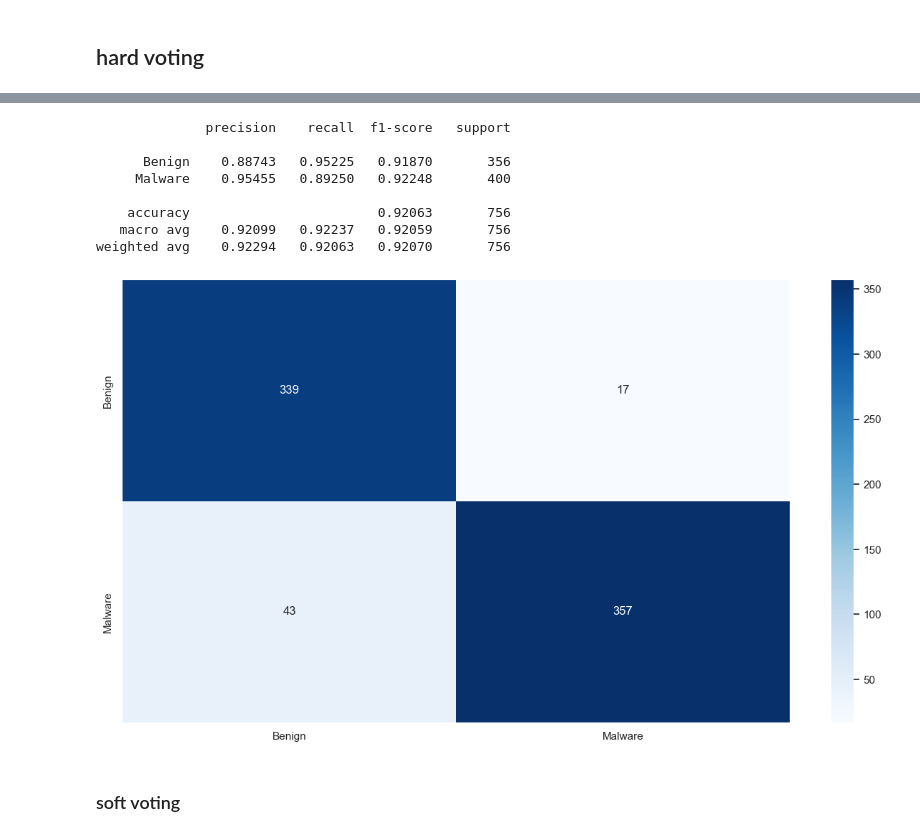
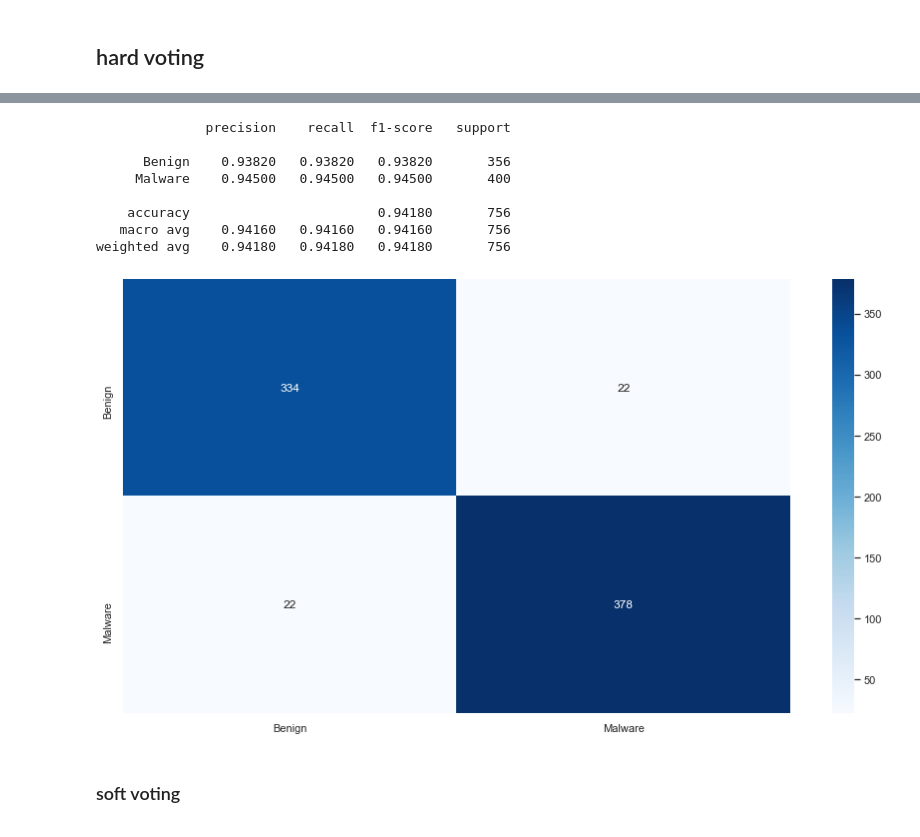
Before and after one commit to chenshtynmetz/CiscoCompetition, a Jupyter notebook: Dataset1.ipynb, the cells around one changed output, grey strips where cells are left out. Cells and saved outputs as stored; diff of their text form; code cells hidden in the pictures.

```diff
--- a/Dataset1.ipynb
+++ b/Dataset1.ipynb
@@ -283,6 +445,7 @@ df
 features_list = df.columns.to_list()
 features_list.remove('label')
 features_list.remove('attack_type')
+features_list.remove('tag_num')
 print(features_list)
 
 # Recheck all datatype before training to see we don't have any objects in our features
@@ -433,0 +589,15 @@ weighted avg    0.92092   0.92063   0.92068       756
+# %%
+# We print our results
+sns.set(rc={'figure.figsize':(15,8)})
+predictions = cat.predict(X_test)
+true_labels = y_test
+# Decode predictions
+predictions_decoded = le.inverse_transform(predictions)
+cf_matrix = confusion_matrix(true_labels, predictions_decoded)
+clf_report = classification_report(true_labels, predictions_decoded, digits=5)
+heatmap = sns.heatmap(cf_matrix, annot=True, cmap='Blues', fmt='g',
+                      xticklabels=np.unique(true_labels),
+                      yticklabels=np.unique(true_labels))
+
+# The heatmap is cool but this is the most important result
+print(clf_report)
@@ -668,9 +848,14 @@ weighted avg    0.92545   0.92460   0.92466       756
 # %%
 from sklearn.ensemble import StackingClassifier
 
-stack = StackingClassifier(estimators = [('Ada Boost', ada), ('Random forest', clf)],
+stack = StackingClassifier(estimators = [('Random forest', clf), ('Cat Boost', cat)],
                            n_jobs = -1)
-stack.fit(X_train, y_train)
+
+# Encode labels
+le = LabelEncoder()
+le.fit(y_train)
+y_encoded = le.transform(y_train)
+stack.fit(X_train, y_encoded)
 # Check data balance and variety
 print(sorted(Counter(y_train).items()))
 # %% [output]
@@ -703,8 +890,12 @@ weighted avg    0.91803   0.91799   0.91800       756
 # %%
 from sklearn.ensemble import VotingClassifier
 
-vot = VotingClassifier(estimators = [('Ada Boost', ada), ('Random forest', clf)], voting='hard')
-vot.fit(X_train, y_train)
+vot = VotingClassifier(estimators = [('Cat Boost', cat), ('Random forest', clf), ('Ada Boost', ada)], voting='hard')
+# Encode labels
+le = LabelEncoder()
+le.fit(y_train)
+y_encoded = le.transform(y_train)
+vot.fit(X_train, y_encoded)
 # Check data balance and variety
 print(sorted(Counter(y_train).items()))
 # %% [output]
@@ -712,26 +919,27 @@ print(sorted(Counter(y_train).items()))
 # %%
 # We print our results
 sns.set(rc={'figure.figsize':(15,8)})
 prediction = vot.predict(X_test)
 true_labels = y_test
-lc_matrix = confusion_matrix(true_labels, prediction)
-lc_report = classification_report(true_labels, prediction, digits=5)
+predictions_decoded = le.inverse_transform(predictions)
+lc_matrix = confusion_matrix(true_labels, predictions_decoded)
+lc_report = classification_report(true_labels, predictions_decoded, digits=5)
 heatmap = sns.heatmap(lc_matrix, annot=True, cmap='Blues', fmt='g',
                       xticklabels=np.unique(true_labels),
                       yticklabels=np.unique(true_labels))
 
 # The heatmap is cool but this is the most important result
 print(lc_report)
 # %% [output]
               precision    recall  f1-score   support
 
-      Benign    0.88743   0.95225   0.91870       356
-     Malware    0.95455   0.89250   0.92248       400
+      Benign    0.93820   0.93820   0.93820       356
+     Malware    0.94500   0.94500   0.94500       400
 
-    accuracy                        0.92063       756
-   macro avg    0.92099   0.92237   0.92059       756
-weighted avg    0.92294   0.92063   0.92070       756
+    accuracy                        0.94180       756
+   macro avg    0.94160   0.94160   0.94160       756
+weighted avg    0.94180   0.94180   0.94180       756
-[figure, old version]
+[figure, new version]
 # %% [markdown]
 ### soft voting
 # %% [markdown]
```
Also changed, not shown: parts of 50 cells of this notebook.
